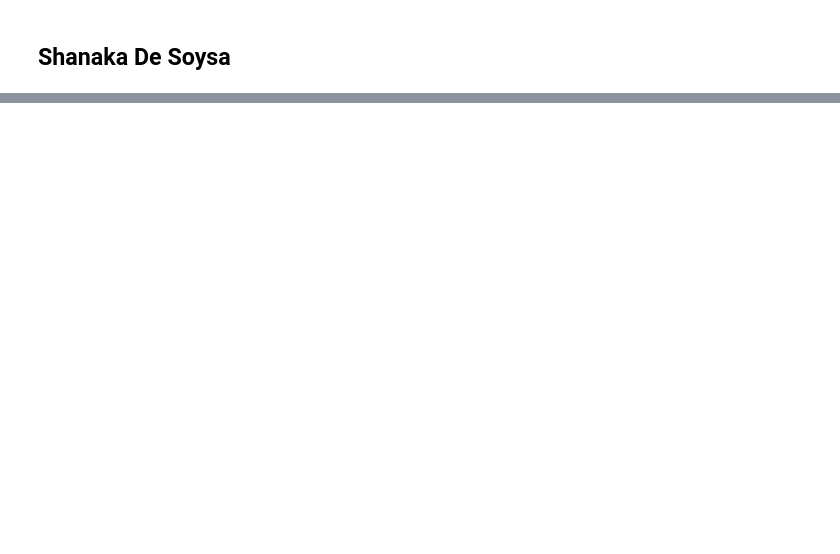
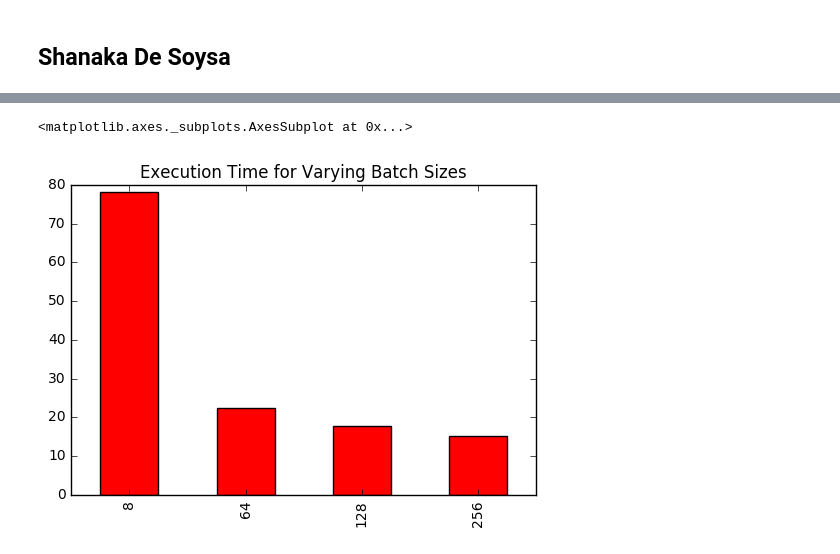
Before and after one commit to shanaka-desoysa/tensorflow, a Jupyter notebook: e63_Assign09_NN_TensorFlow-Shanaka_DeSoysa.ipynb, the cells around one changed output, grey strips where cells are left out. Cells and saved outputs as stored; diff of their text form; code cells hidden in the pictures; blank space fills up the shorter version.

```diff
--- a/e63_Assign09_NN_TensorFlow-Shanaka_DeSoysa.ipynb
+++ b/e63_Assign09_NN_TensorFlow-Shanaka_DeSoysa.ipynb
@@ -512,0 +75,3 @@ array([[             nan,              nan,              nan,
+# %%
+# Calculate accuracy of the model using RMSE
+RMSE = tf.sqrt(tf.reduce_mean(tf.square(tf.subtract(Y, Y_predicted))))
@@ -512,0 +137,29 @@ array([[             nan,              nan,              nan,
+# %%
+# Get predictions for Test dataset
+test_X = test[:, 1:4]
+test_Y = test[:, 4]
+test_X = np.array(test_X)
+test_Y = np.transpose([test_Y])
+
+all_feed = {X: test_X, Y: test_Y}
+
+pred_Y = sess.run(Y_predicted, feed_dict=all_feed)
+RMSE_Test = sess.run(RMSE, feed_dict=all_feed)
+
+square = np.square(test_Y - pred_Y)
+#print("Sum of square errors: {0}".format(np.sum(square)))
+#print("Root sum of square errors: {0}".format(math.sqrt(np.sum(square))))
+print("Accuracy of the model, RMSE: {0}".format(RMSE_Test))
+
+plt.plot(range(1, len(test) + 1), test_Y, 'bo', label='Real data')
+plt.plot(range(1, len(test) + 1), pred_Y, 'ro', label='Predicted data')
+plt.legend()
+plt.show()
+
+fig, ax = plt.subplots()
+ax.scatter(test_Y, pred_Y)
+ax.plot([test_Y.min(), test_Y.max()], [
+        test_Y.min(), test_Y.max()], 'k--', lw=3)
+ax.set_xlabel('Measured')
+ax.set_ylabel('Predicted')
+plt.show()
@@ -512,0 +491,5 @@ array([[             nan,              nan,              nan,
+# %%
+batch_sizes = [8, 64, 128, 256]
+#batch_sizes = [128, 256]
+
+batch_result = [analyse_logistic_regression_mnist(batch_size=x) for x in batch_sizes]
@@ -512,0 +519,4 @@ array([[             nan,              nan,              nan,
+# %%
+cols = ['Time', 'Loss', 'Accuracy']
+df = pd.DataFrame(batch_result, index=batch_sizes, columns=cols)
+df
@@ -512,0 +529,5 @@ array([[             nan,              nan,              nan,
+# %%
+df.Time.plot(kind='bar', color='r', title='Execution Time for Varying Batch Sizes')
+# %% [output]
+<matplotlib.axes._subplots.AxesSubplot at 0x...>
+[figure, added]
```
Also changed, not shown: parts of 124 cells of this notebook, 22 other files.
